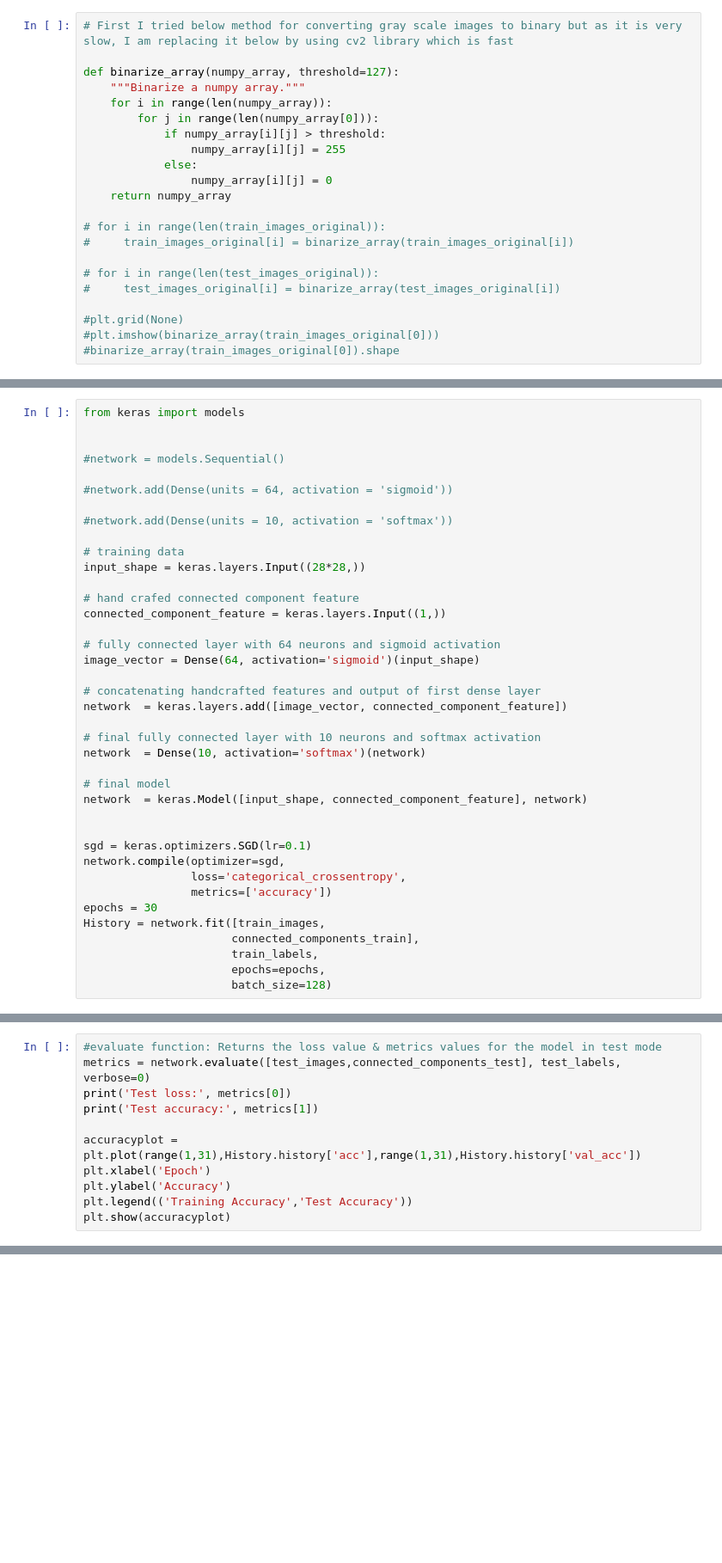
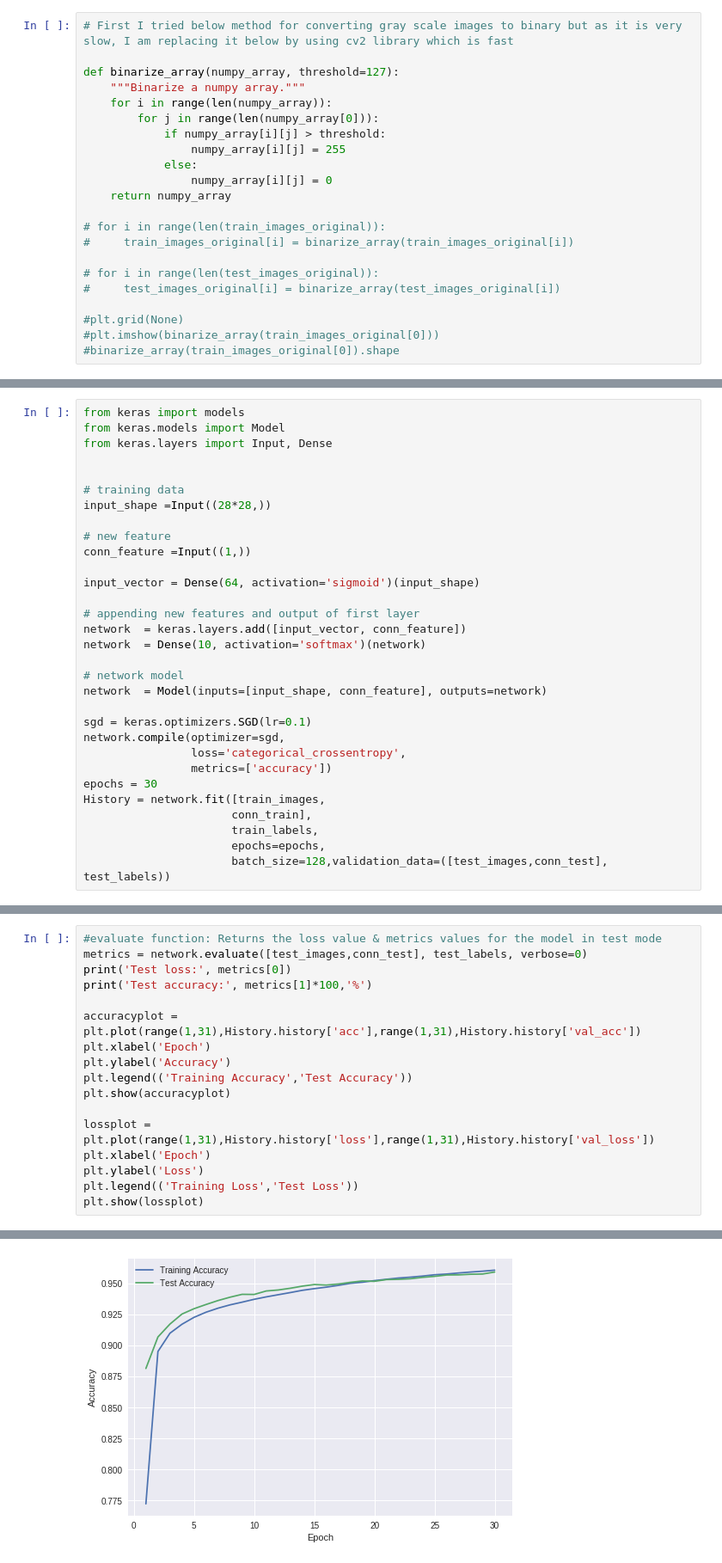
Before and after one commit to mahera02/machine_learning, a Jupyter notebook: ML_Problem_5.ipynb, the cells around one changed output, grey strips where cells are left out. Shown at 86% size. Saved outputs shown, nothing was run; the diff lists cells and outputs as text; blank space fills up the shorter version.

```diff
--- a/ML_Problem_5.ipynb
+++ b/ML_Problem_5.ipynb
@@ -193,31 +195,23 @@ connected_components_test = connected_components_test / 4
 # %%
 from keras import models
+from keras.models import Model
+from keras.layers import Input, Dense
 
 
-#network = models.Sequential()
+# training data
+input_shape =Input((28*28,))
 
-#network.add(Dense(units = 64, activation = 'sigmoid'))
+# new feature
+conn_feature =Input((1,))
 
-#network.add(Dense(units = 10, activation = 'softmax'))
+input_vector = Dense(64, activation='sigmoid')(input_shape)
 
-# training data
-input_shape = keras.layers.Input((28*28,))
-
-# hand crafed connected component feature
-connected_component_feature = keras.layers.Input((1,))
-
-# fully connected layer with 64 neurons and sigmoid activation
-image_vector = Dense(64, activation='sigmoid')(input_shape)
-
-# concatenating handcrafted features and output of first dense layer
-network  = keras.layers.add([image_vector, connected_component_feature])
-
-# final fully connected layer with 10 neurons and softmax activation
+# appending new features and output of first layer
+network  = keras.layers.add([input_vector, conn_feature])
 network  = Dense(10, activation='softmax')(network)
 
-# final model
-network  = keras.Model([input_shape, connected_component_feature], network)
-
+# network model
+network  = Model(inputs=[input_shape, conn_feature], outputs=network)
 
 sgd = keras.optimizers.SGD(lr=0.1)
 network.compile(optimizer=sgd,
@@ -225,10 +219,10 @@ network.compile(optimizer=sgd,
                 metrics=['accuracy'])
 epochs = 30
 History = network.fit([train_images,
-                      connected_components_train],
+                      conn_train],
                       train_labels,
                       epochs=epochs,
-                      batch_size=128)
+                      batch_size=128,validation_data=([test_images,conn_test], test_labels))
 # %% [output]
 WARNING:tensorflow:From /usr/local/lib/python3.6/dist-packages/tensorflow/python/framework/op_def_library.py:263: colocate_with (from tensorflow.python.framework.ops) is deprecated and will be removed ...
 Instructions for updating:
@@ -250,11 +244,18 @@ Epoch 30/30
 # %%
 #evaluate function: Returns the loss value & metrics values for the model in test mode
-metrics = network.evaluate([test_images,connected_components_test], test_labels, verbose=0)
+metrics = network.evaluate([test_images,conn_test], test_labels, verbose=0)
 print('Test loss:', metrics[0])
-print('Test accuracy:', metrics[1])
+print('Test accuracy:', metrics[1]*100,'%')
 
 accuracyplot = plt.plot(range(1,31),History.history['acc'],range(1,31),History.history['val_acc'])
 plt.xlabel('Epoch')
 plt.ylabel('Accuracy')
 plt.legend(('Training Accuracy','Test Accuracy'))
 plt.show(accuracyplot)
+
+lossplot = plt.plot(range(1,31),History.history['loss'],range(1,31),History.history['val_loss'])
+plt.xlabel('Epoch')
+plt.ylabel('Loss')
+plt.legend(('Training Loss','Test Loss'))
+plt.show(lossplot)
+# %% [output]
@@ -260,0 +264 @@ plt.show(accuracyplot)
+[figure, added]
```
Also changed, not shown: parts of 13 cells of this notebook.
